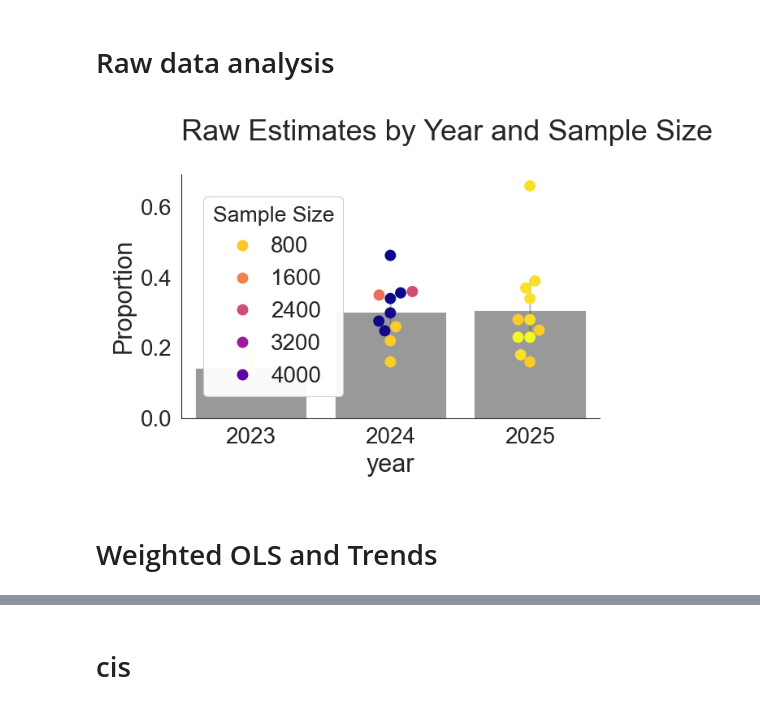
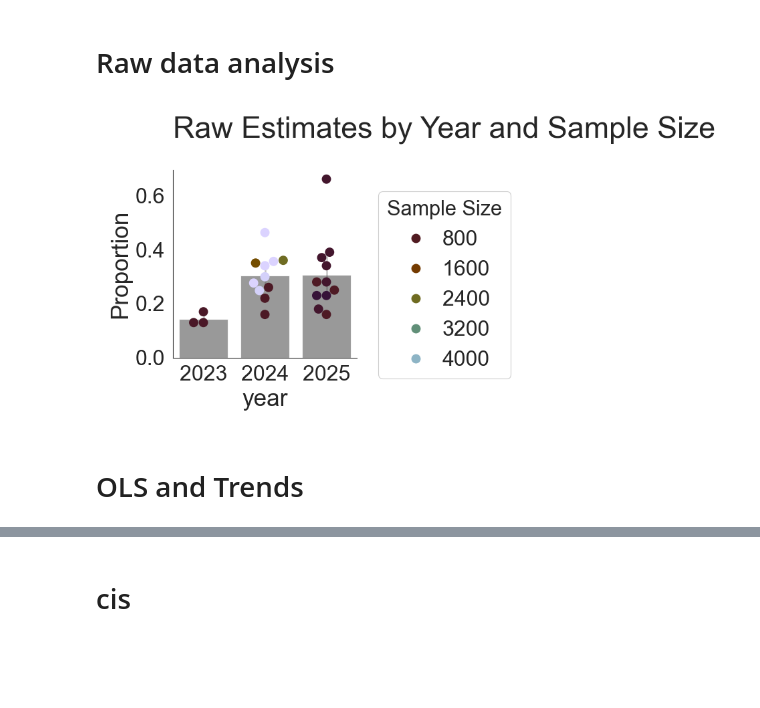
Before and after one commit to josh-ashkinaze/ssl, a Jupyter notebook: study1/prev_analysis.ipynb, the cells around one changed output, grey strips where cells are left out. Saved outputs shown, nothing was run; the diff lists cells and outputs as text; code cells hidden in the pictures; blank space fills up the shorter version.

```diff
--- a/study1/prev_analysis.ipynb
+++ b/study1/prev_analysis.ipynb
@@ -772,14 +780,14 @@ assert raw_con_from_multi == raw_con_from_raw, "Raw control from multiverse does
 # Raw data analysis
 # %%
 df['year'] = df['Date'].dt.year
-sns.swarmplot(x='year', y='Proportion', data=df, palette="plasma_r", hue='N', s=10)
+sns.swarmplot(x='year', y='Proportion', data=df, palette=cmc.glasgow, hue='N', s=10)
 sns.barplot(x='year', y='Proportion', data=df, color='gray', alpha=0.8, err_kws={'alpha':0.3})
-plt.legend(title='Sample Size')
+plt.legend(title='Sample Size', bbox_to_anchor=(1, 1), loc='upper left')
 plt.title("Raw Estimates by Year and Sample Size")
 plt.show()
 # %% [output]
-[figure, old version]
+[figure, new version]
 # %% [markdown]
-# Weighted OLS and Trends
+#  OLS and Trends
 # %%
 import statsmodels.api as sm
```
Also changed, not shown: parts of 11 cells of this notebook, 3 other files.
